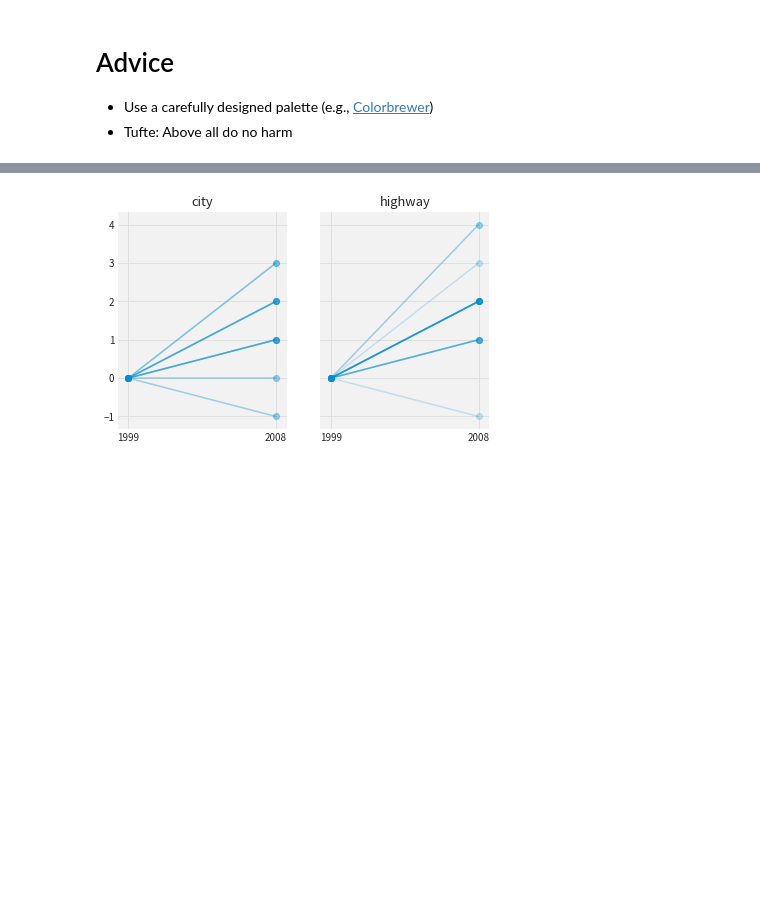
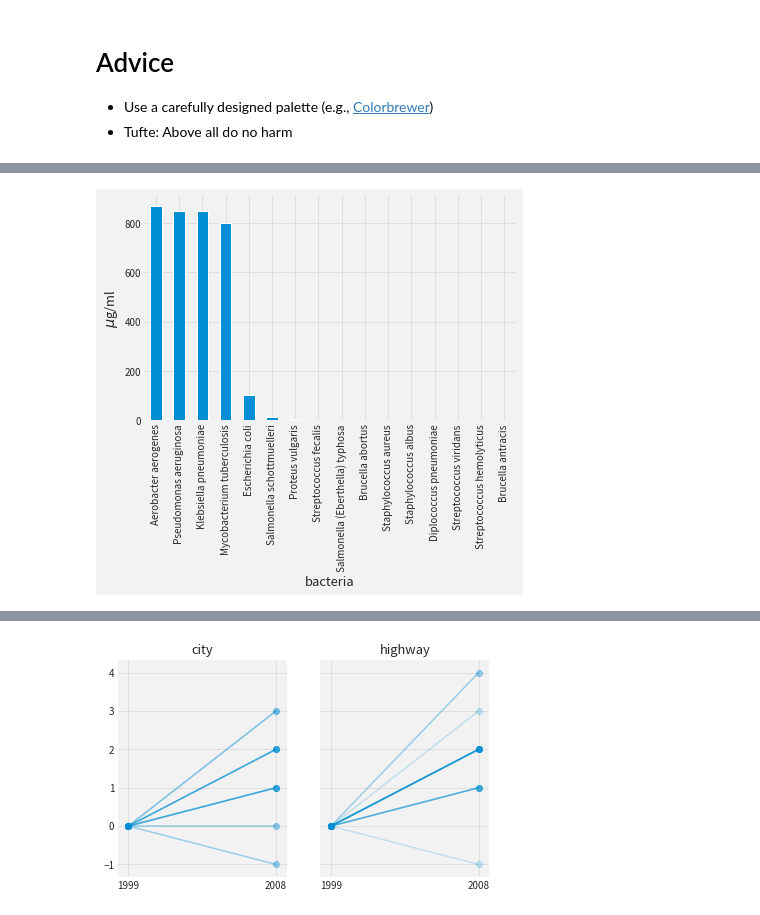
Before and after one commit to ciyer/intro-data-viz, a Jupyter notebook: part1.ipynb, the cells around one changed output, grey strips where cells are left out. Drawn from its saved outputs; the diff is of its cells as text; code cells hidden in the pictures; blank space fills up the shorter version.

```diff
--- a/part1.ipynb
+++ b/part1.ipynb
@@ -557,0 +558,17 @@ Convert the fuel data for cars in both periods to percentages.
+# %%
+%matplotlib inline
+import numpy as np
+import pandas as pd
+import matplotlib as mpl
+import matplotlib.pyplot as plt
+import seaborn as sns
+sns.set()
+if 'ciyer' in mpl.style.available:
+    plt.style.use(['seaborn-darkgrid', 'ciyer'])
+
+df = pd.read_json('data/burtin.json', orient='records').set_index("bacteria")
+ser = df['penicillin'].sort_values(ascending=False)
+ax = ser.plot.bar()
+ax.set_ylabel('$\mu$g/ml');
+# %% [output]
+[figure, added]
```
Also changed, not shown: parts of 10 cells of this notebook, 2 other files.
